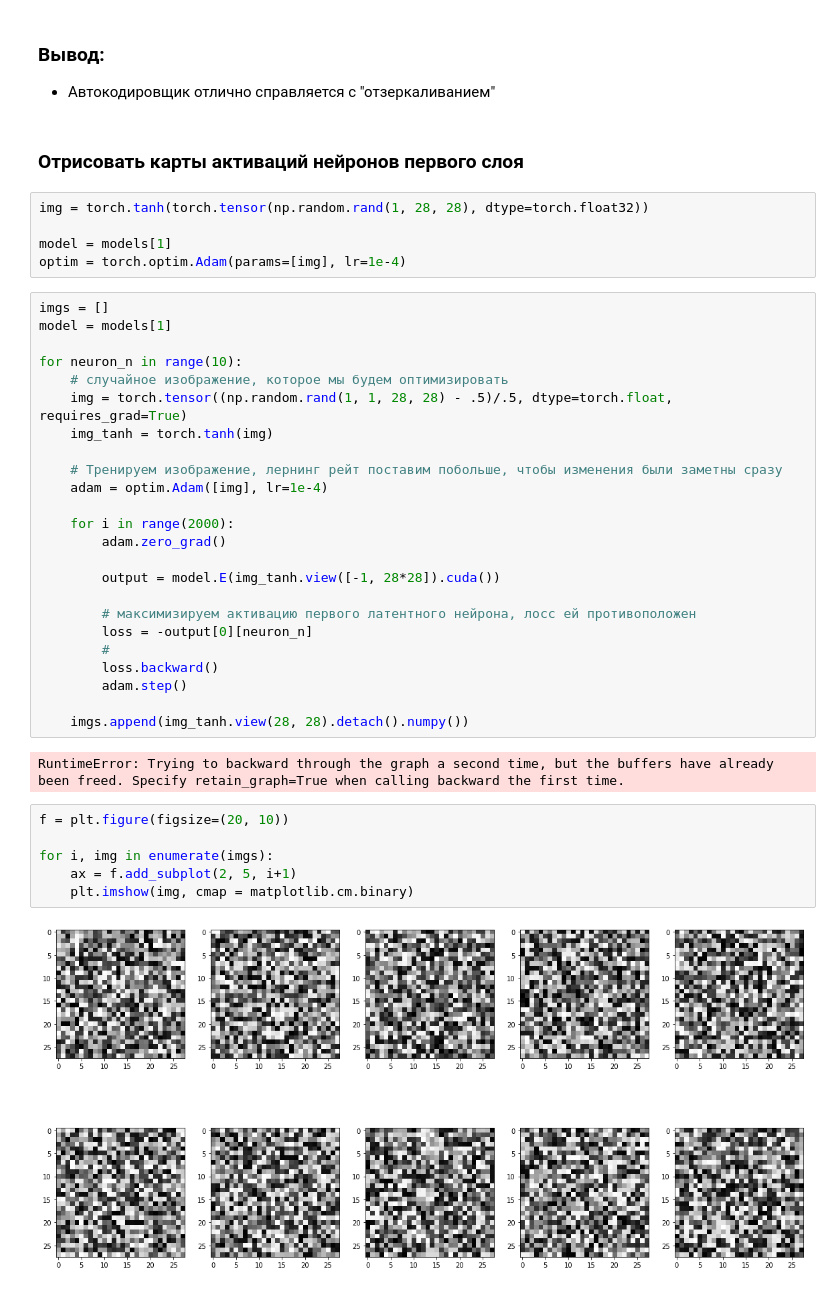
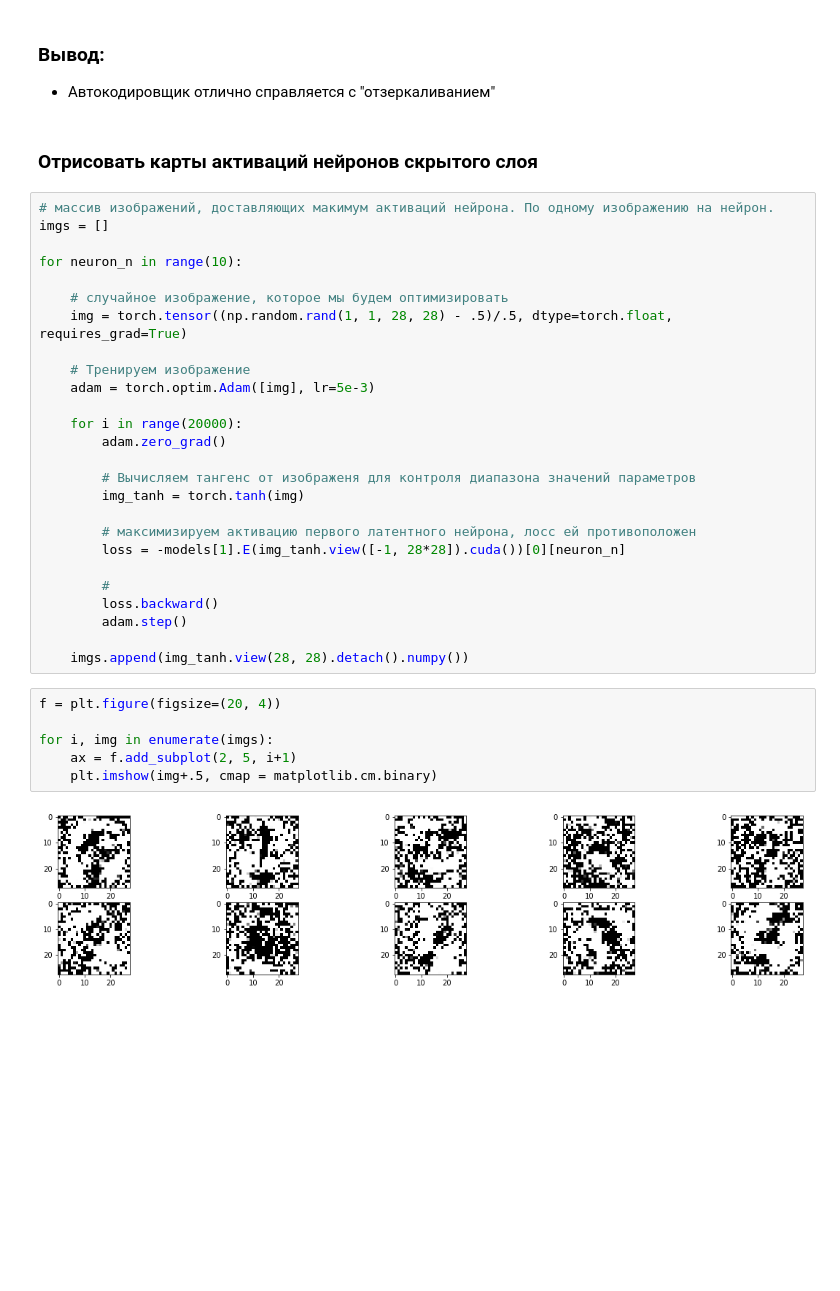
Before and after one commit to atercygnus/Otus-DeepLearningEngeneer, a Jupyter notebook: lesson9/ae_homework.ipynb, the cells around one changed output. Drawn from its saved outputs; the diff is of its cells as text; blank space fills up the shorter version.

```diff
--- a/lesson9/ae_homework.ipynb
+++ b/lesson9/ae_homework.ipynb
@@ -376,43 +376,38 @@ for i, img in enumerate(batch[:num_images]):
 ### Вывод:
 * Автокодировщик отлично справляется с "отзеркаливанием"
 # %% [markdown]
-### Отрисовать карты активаций нейронов первого слоя
+### Отрисовать карты активаций нейронов скрытого слоя
-# %%
-img = torch.tanh(torch.tensor(np.random.rand(1, 28, 28), dtype=torch.float32))
-
-model = models[1]
-optim = torch.optim.Adam(params=[img], lr=1e-4)
 # %%
+# массив изображений, доставляющих макимум активаций нейрона. По одному изображению на нейрон.
 imgs = []
-model = models[1]
 
 for neuron_n in range(10):
+
     # случайное изображение, которое мы будем оптимизировать
     img = torch.tensor((np.random.rand(1, 1, 28, 28) - .5)/.5, dtype=torch.float, requires_grad=True)
-    img_tanh = torch.tanh(img)
 
-    # Тренируем изображение, лернинг рейт поставим побольше, чтобы изменения были заметны сразу
-    adam = optim.Adam([img], lr=1e-4)
+    # Тренируем изображение
+    adam = torch.optim.Adam([img], lr=5e-3)
 
-    for i in range(2000):
+    for i in range(20000):
         adam.zero_grad()
 
-        output = model.E(img_tanh.view([-1, 28*28]).cuda())
+        # Вычисляем тангенс от изображеня для контроля диапазона значений параметров
+        img_tanh = torch.tanh(img)
 
         # максимизируем активацию первого латентного нейрона, лосс ей противоположен
-        loss = -output[0][neuron_n]
+        loss = -models[1].E(img_tanh.view([-1, 28*28]).cuda())[0][neuron_n]
+
         #
         loss.backward()
         adam.step()
 
     imgs.append(img_tanh.view(28, 28).detach().numpy())
-# %% [output]
-RuntimeError: Trying to backward through the graph a second time, but the buffers have already been freed. Specify retain_graph=True when calling backward the first time.
 # %%
-f = plt.figure(figsize=(20, 10))
+f = plt.figure(figsize=(20, 4))
 
 for i, img in enumerate(imgs):
     ax = f.add_subplot(2, 5, i+1)
-    plt.imshow(img, cmap = matplotlib.cm.binary)
+    plt.imshow(img+.5, cmap = matplotlib.cm.binary)
 # %% [output]
-[figure, old version]
+[figure, new version]
```
Also changed, not shown: parts of 14 cells of this notebook.
